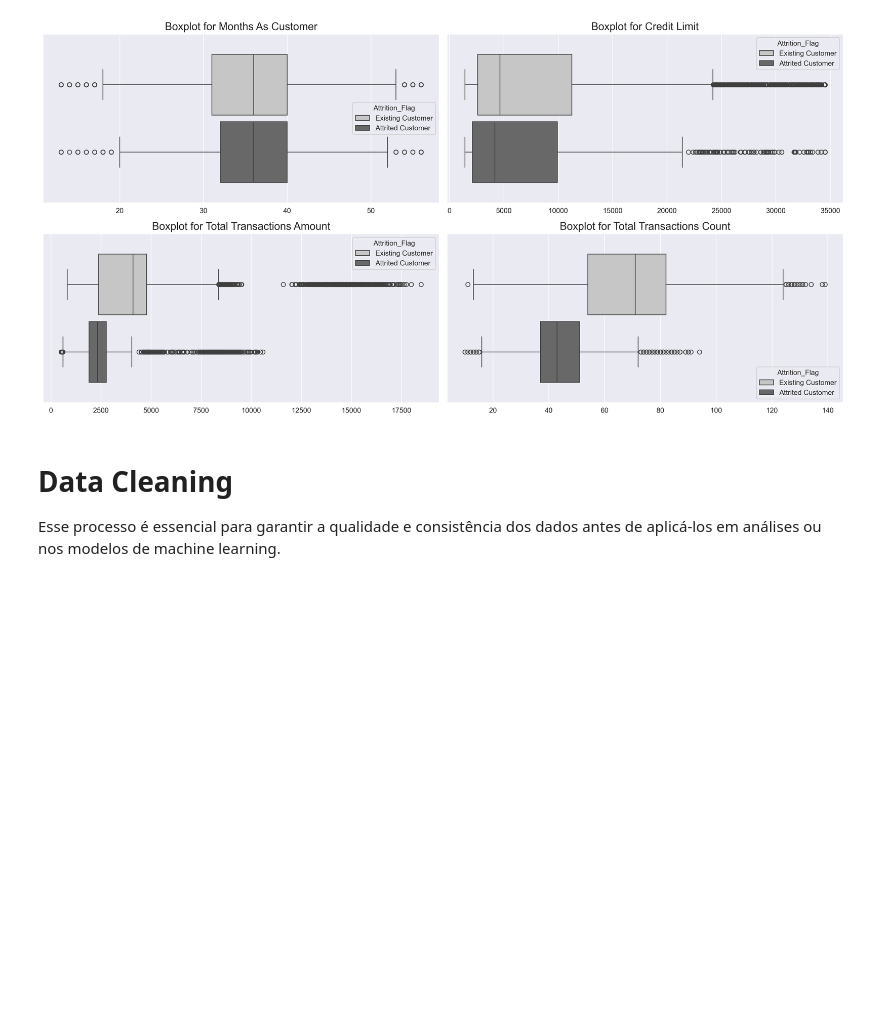
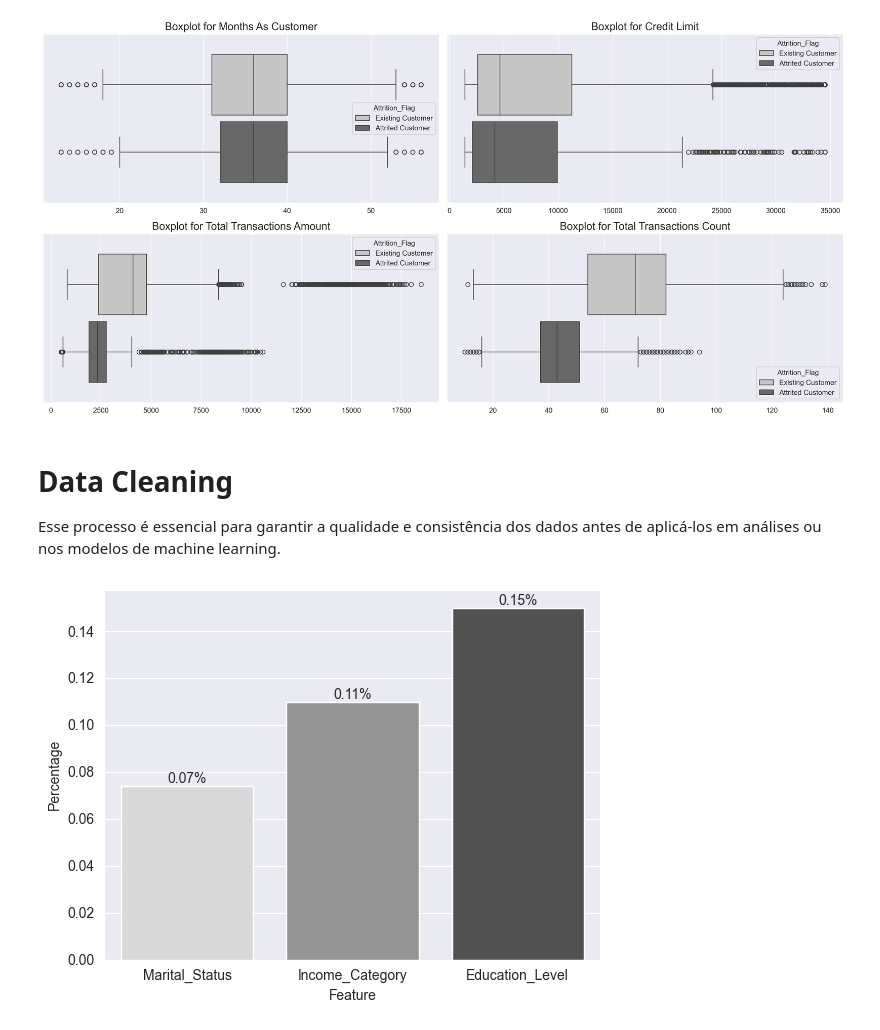
Before and after one commit to Ang3k/Exploracao-Preditiva-de-Dados-para-Churn-de-Clientes-Bancarios-com-Machine-Learning, a Jupyter notebook: Project_Prototype.ipynb, the cells around one changed output. Cells and saved outputs as stored; diff of their text form; code cells hidden in the pictures; blank space fills up the shorter version.

Commit message:
começo da limpeza de dados, identificando valores nulos, criando dummies, encodando colunas com ordem natural, e atualizando o README.md

```diff
--- a/Project_Prototype.ipynb
+++ b/Project_Prototype.ipynb
@@ -207,3 +210,33 @@ plt.show()
 # Data Cleaning
 
 Esse processo é essencial para garantir a qualidade e consistência dos dados antes de aplicá-los em análises ou nos modelos de machine learning.
+# %%
+# Droppando colunas que não serão utilizadas no treinamento, duas de NaiveBayes e uma de Identificação
+df = df.drop(df.columns[-2:], axis=1)
+df = df.drop("CLIENTNUM", axis = 1)
+# %%
+# Foi percebido que nesse dataset não existem np.NaN, mas existem "Unknowns" que são equivalentes
+# Logo, vou converter eles para np.NaN, na intenção de futuramente tratá-los
+
+colunas_categoricas = list(df.select_dtypes(exclude = np.number).columns)
+for column in colunas_categoricas:
+    df[column] = df[column].replace("Unknown", np.nan)
+
+# Essa função retorna uma Series com os cálculos da porcentagem de valores faltando em relação ao total
+def percent_missing(df):
+    sorted_sum = df.isna().sum().sort_values(ascending = True)/len(df)
+    sorted_sum = sorted_sum[sorted_sum > 0].sort_values()
+    return sorted_sum
+
+# Esta função gera um gráfico de barras para visualizar a porcentagem de valores faltantes utilizando a função anterior
+def generate_missplot(df):
+    missing_values = percent_missing(df)
+    ax = sns.barplot(x=missing_values.index, y=missing_values, palette="Greys")
+    for i in range(missing_values.count()):
+        ax.bar_label(ax.containers[i], fmt="%.2f%%", fontsize=10)
+    plt.xlabel("Feature")
+    plt.ylabel("Percentage")
+
+generate_missplot(df)
+# %% [output]
+[figure, added]
```
Also changed, not shown: parts of 4 cells of this notebook, 1 other file.
